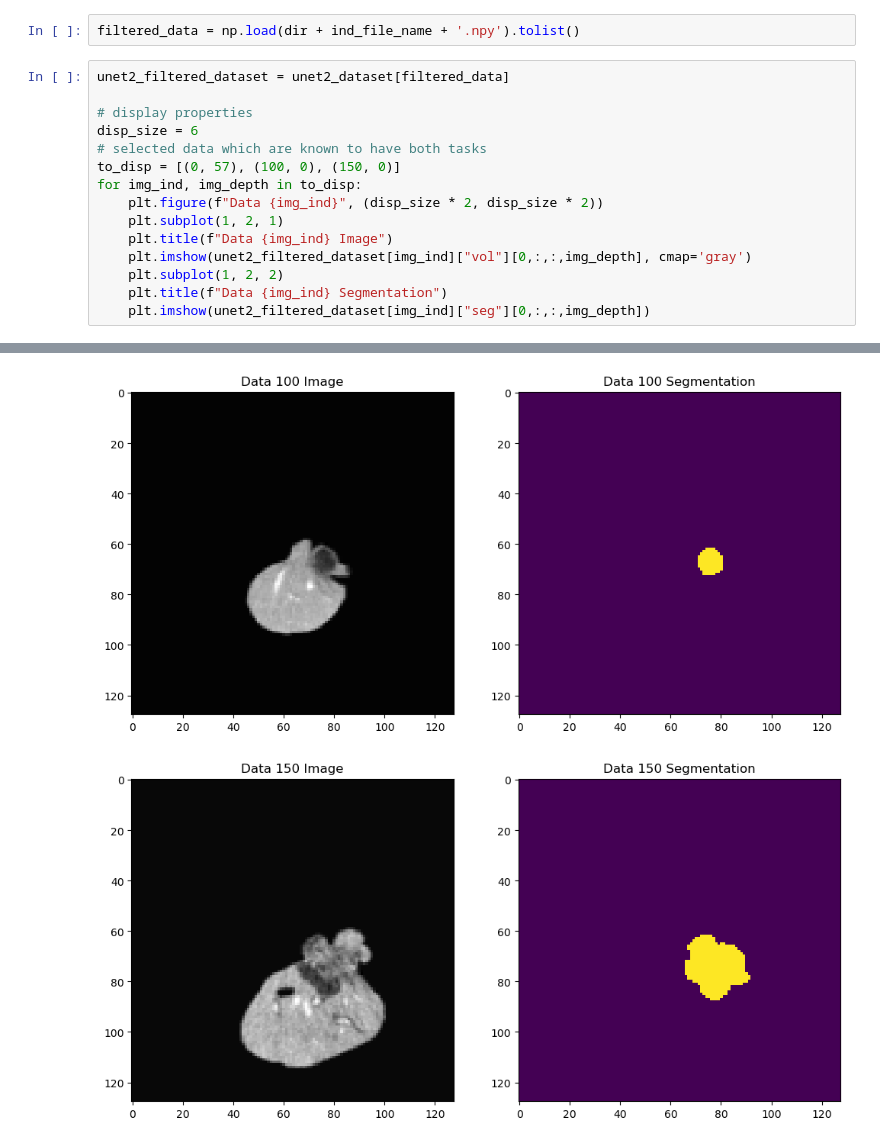
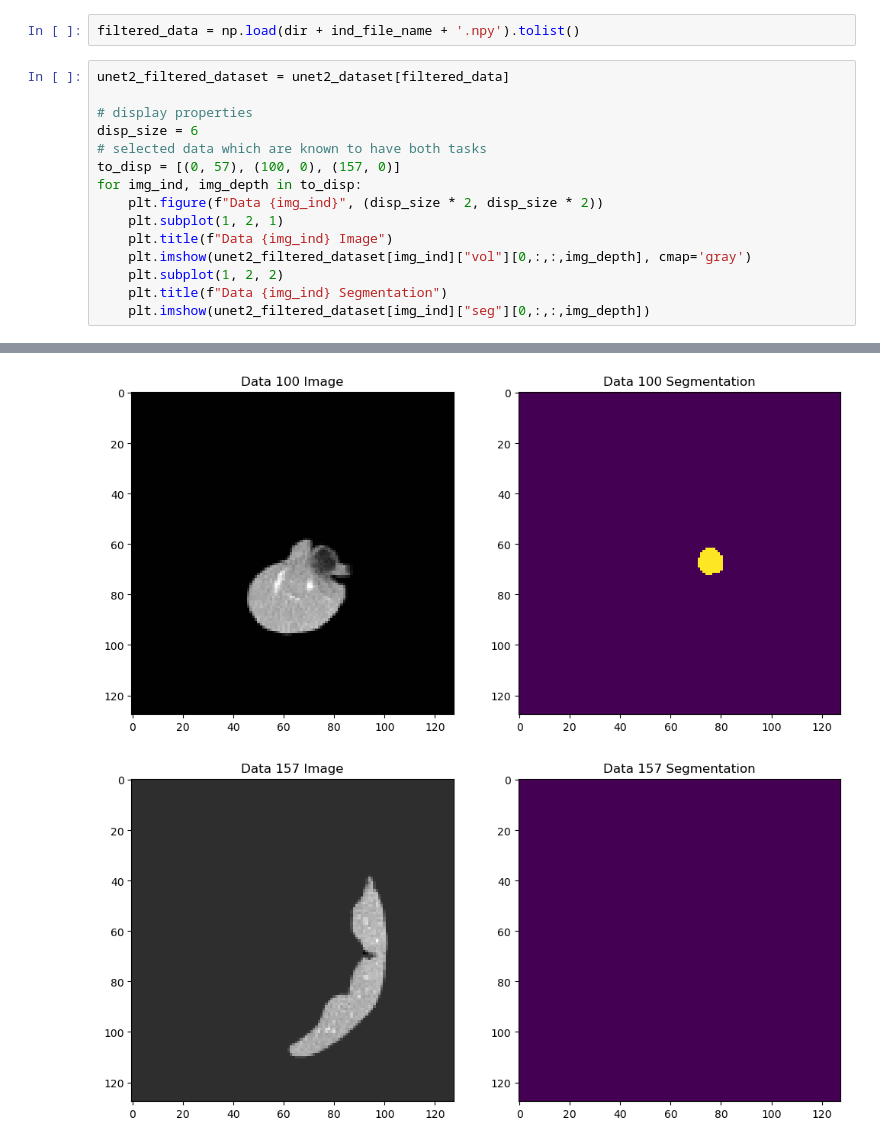
Before and after one commit to mushroonhead/eecs545_medImageSeg, a Jupyter notebook: data_preprocessing_viz.ipynb, the cells around one changed output, grey strips where cells are left out. Drawn from its saved outputs; the diff is of its cells as text.

```diff
--- a/data_preprocessing_viz.ipynb
+++ b/data_preprocessing_viz.ipynb
@@ -290,19 +290,19 @@ filtered_data = np.load(dir + ind_file_name + '.npy').tolist()
 # %%
 unet2_filtered_dataset = unet2_dataset[filtered_data]
 
 # display properties
 disp_size = 6
 # selected data which are known to have both tasks
-to_disp = [(0, 57), (100, 0), (150, 0)]
+to_disp = [(0, 57), (100, 0), (157, 0)]
 for img_ind, img_depth in to_disp:
     plt.figure(f"Data {img_ind}", (disp_size * 2, disp_size * 2))
     plt.subplot(1, 2, 1)
     plt.title(f"Data {img_ind} Image")
     plt.imshow(unet2_filtered_dataset[img_ind]["vol"][0,:,:,img_depth], cmap='gray')
     plt.subplot(1, 2, 2)
     plt.title(f"Data {img_ind} Segmentation")
     plt.imshow(unet2_filtered_dataset[img_ind]["seg"][0,:,:,img_depth])
 # %% [output]
 [figure]
 [figure]
-[figure, old version]
+[figure, new version]
```
Also changed, not shown: parts of 1 cell of this notebook, 2 other files.
